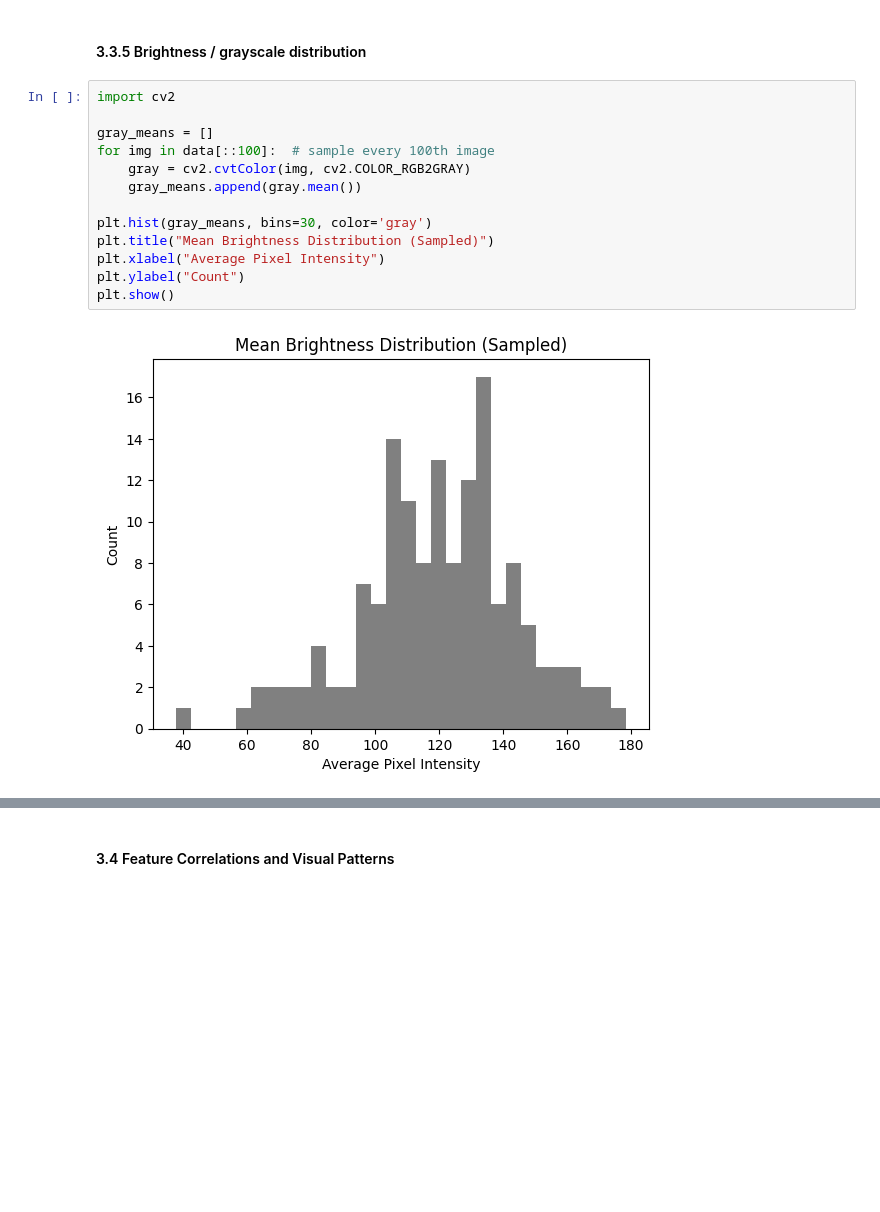
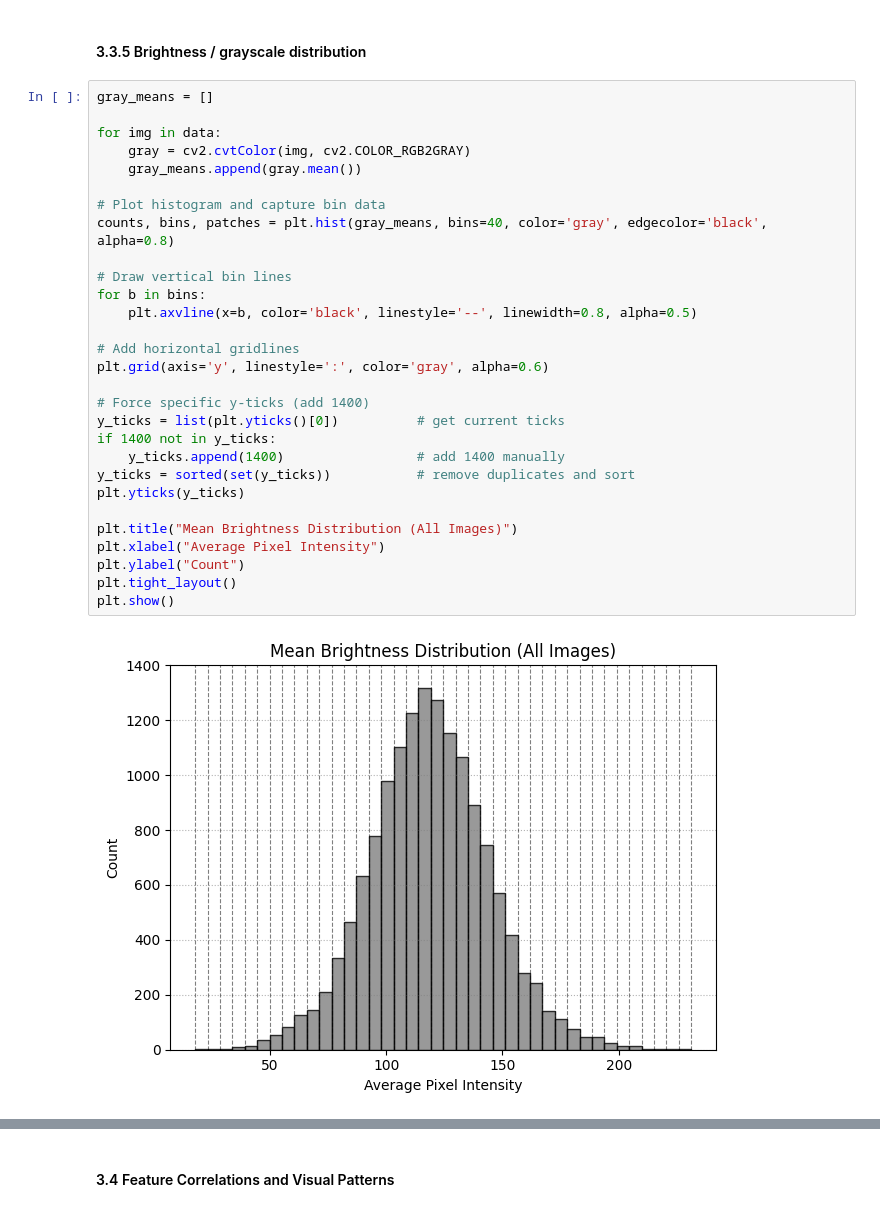
Before and after one commit to Mosh333/csca5632-final-project, a Jupyter notebook: notebooks/csca5632-final-project-animal-image-classification.ipynb, the cells around one changed output, grey strips where cells are left out. Saved outputs shown, nothing was run; the diff lists cells and outputs as text; blank space fills up the shorter version.

```diff
--- a/notebooks/csca5632-final-project-animal-image-classification.ipynb
+++ b/notebooks/csca5632-final-project-animal-image-classification.ipynb
@@ -365,19 +379,35 @@ plt.show()
 # %% [markdown]
 #### 3.3.5 Brightness / grayscale distribution
 # %%
-import cv2
+gray_means = []
 
-gray_means = []
-for img in data[::100]:  # sample every 100th image
+for img in data:
     gray = cv2.cvtColor(img, cv2.COLOR_RGB2GRAY)
     gray_means.append(gray.mean())
 
-plt.hist(gray_means, bins=30, color='gray')
-plt.title("Mean Brightness Distribution (Sampled)")
+# Plot histogram and capture bin data
+counts, bins, patches = plt.hist(gray_means, bins=40, color='gray', edgecolor='black', alpha=0.8)
+
+# Draw vertical bin lines
+for b in bins:
+    plt.axvline(x=b, color='black', linestyle='--', linewidth=0.8, alpha=0.5)
+
+# Add horizontal gridlines
+plt.grid(axis='y', linestyle=':', color='gray', alpha=0.6)
+
+# Force specific y-ticks (add 1400)
+y_ticks = list(plt.yticks()[0])          # get current ticks
+if 1400 not in y_ticks:
+    y_ticks.append(1400)                 # add 1400 manually
+y_ticks = sorted(set(y_ticks))           # remove duplicates and sort
+plt.yticks(y_ticks)
+
+plt.title("Mean Brightness Distribution (All Images)")
 plt.xlabel("Average Pixel Intensity")
 plt.ylabel("Count")
+plt.tight_layout()
 plt.show()
 # %% [output]
-[figure, old version]
+[figure, new version]
 # %% [markdown]
 **💡Explanation of code above:**
```
Also changed, not shown: parts of 10 cells of this notebook.
